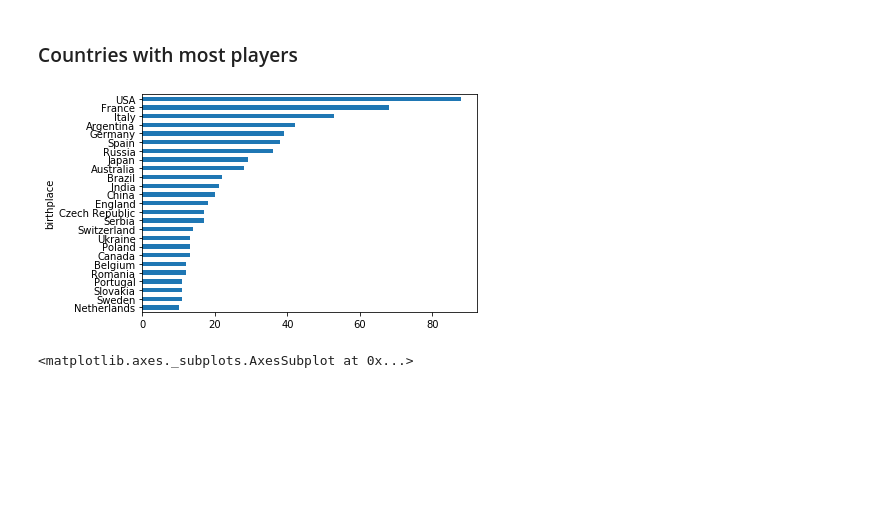
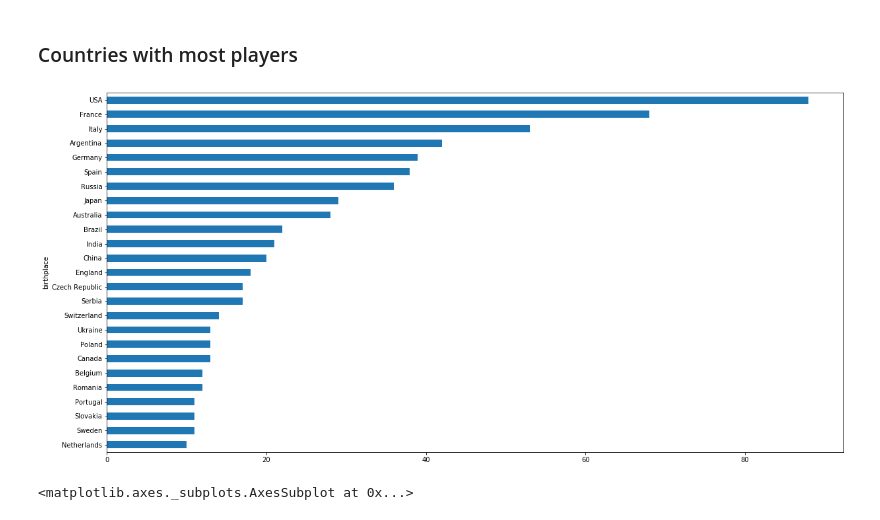
Before and after one commit to rabujamra/Scrapy_Project, a Jupyter notebook: Proj_Tennis.ipynb, the cells around one changed output. Cells and saved outputs as stored; diff of their text form; code cells hidden in the pictures; blank space fills up the shorter version.

```diff
--- a/Proj_Tennis.ipynb
+++ b/Proj_Tennis.ipynb
@@ -249,10 +232,11 @@ Left/Backhand
 # %% [markdown]
 ### Countries with most players
 # %%
+plt.figure(figsize=(20,10))
 #Ten1.groupby('birthplace')['birthplace'].count().nlargest(25)
 Ten1.groupby('birthplace')['birthplace'].count().sort_values(ascending=False)[:25].plot.barh().invert_yaxis()
 # %% [output]
-[figure, old version]
+[figure, new version]
 # %%
 plt.figure(figsize=(20,10))
 
```
Also changed, not shown: parts of 13 cells of this notebook, 1 other file.
